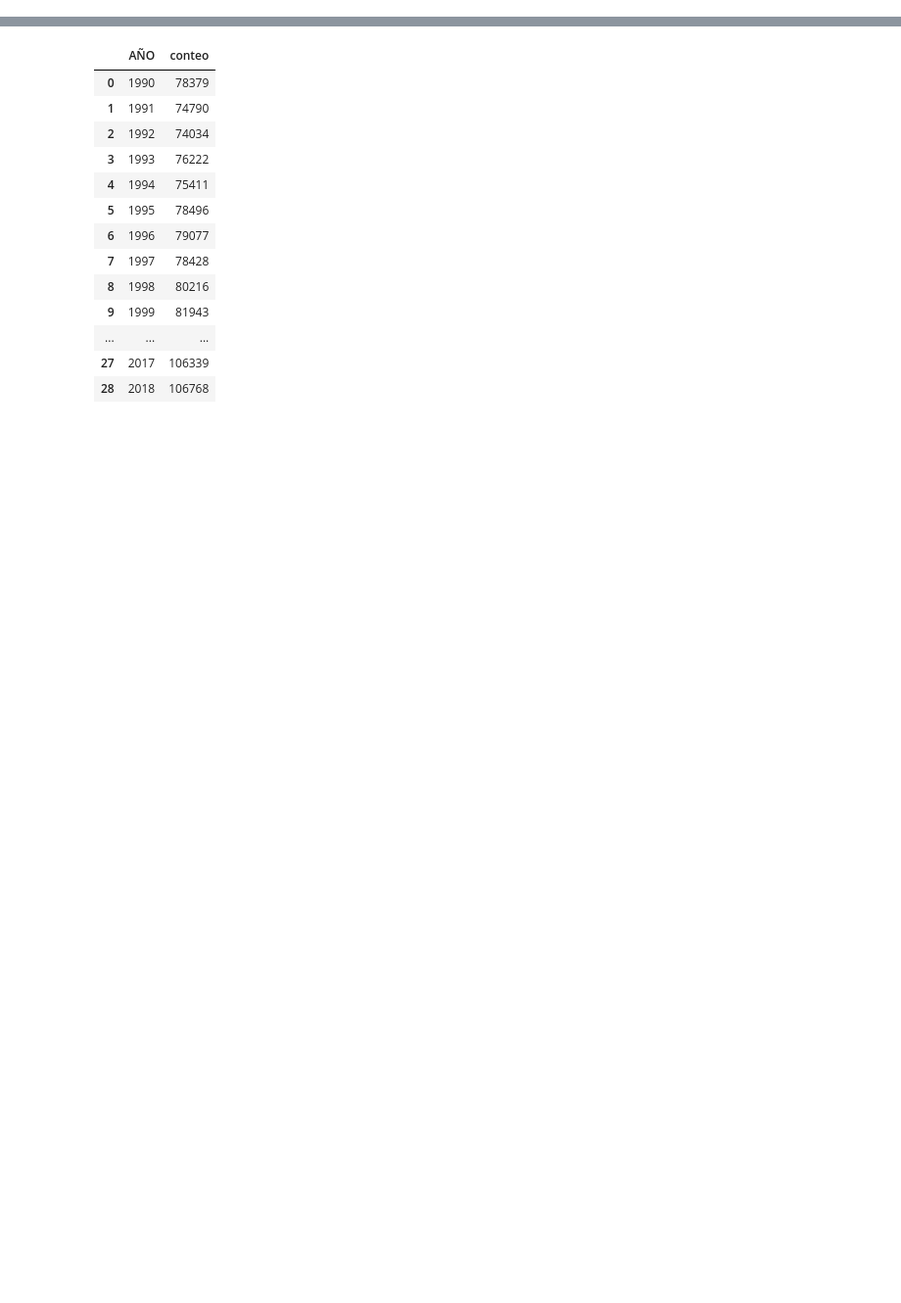
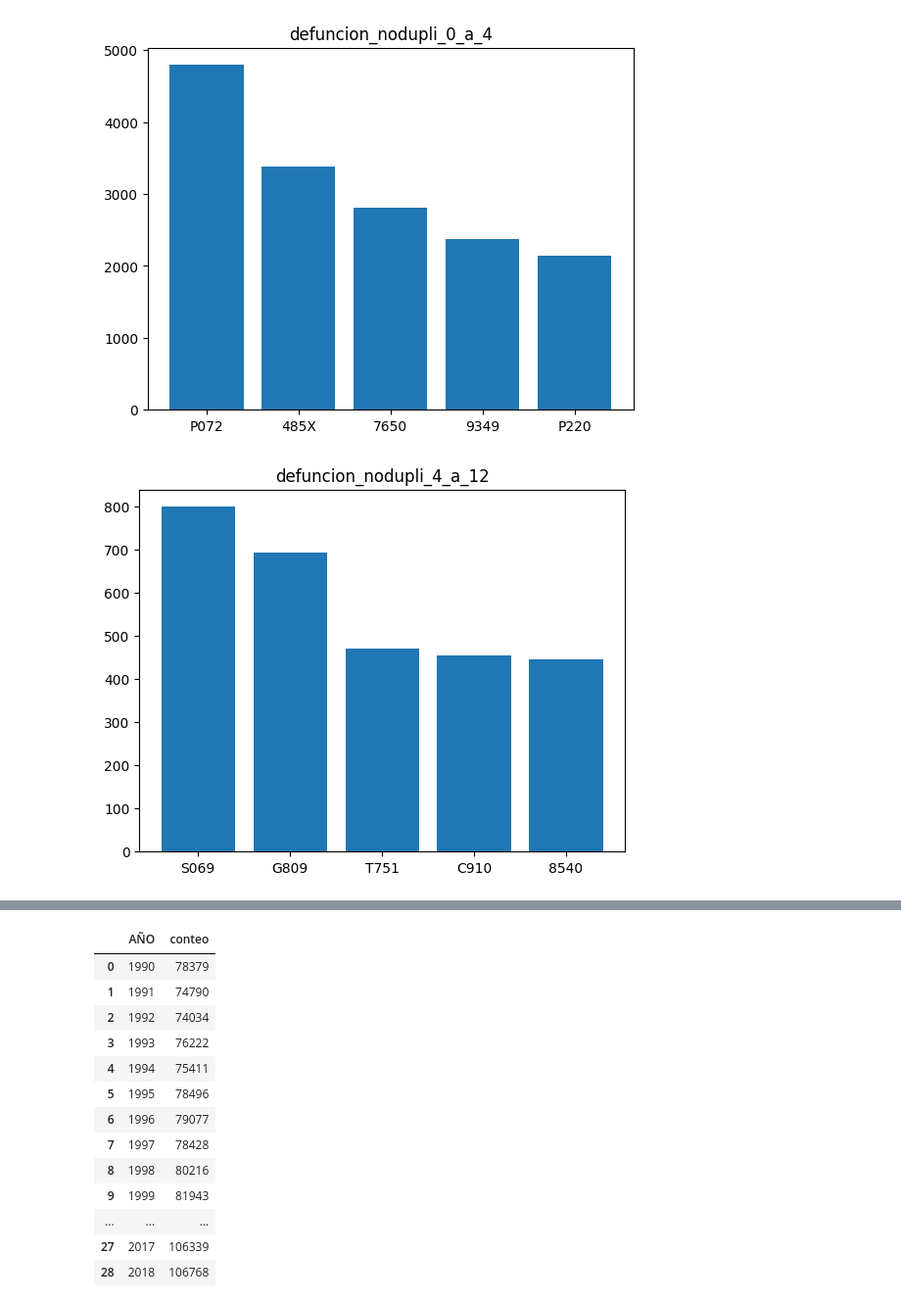
Before and after one commit to siwikiwi/ATDC--imt2200, a Jupyter notebook: data/lol.ipynb, the cells around one changed output, grey strips where cells are left out. Shown: that part at 98% size. Saved outputs shown, nothing was run; the diff lists cells and outputs as text; code cells hidden in the pictures; blank space fills up the shorter version.

```diff
--- a/data/lol.ipynb
+++ b/data/lol.ipynb
@@ -23,0 +228,9 @@ defuncion_nodupli = defunciones.drop_duplicates(subset=columnas_filtro)
+# %%
+#Esto debe rseponder parcialmente la pregunta de las edades
+for i in lista_tops_edades:
+    plt.bar(i["DIAG1"], i[0])
+    plt.title(i.name)
+    plt.show()
+# %% [output]
+[figure, added]
+[figure, added]
```
Also changed, not shown: parts of 32 cells of this notebook.
